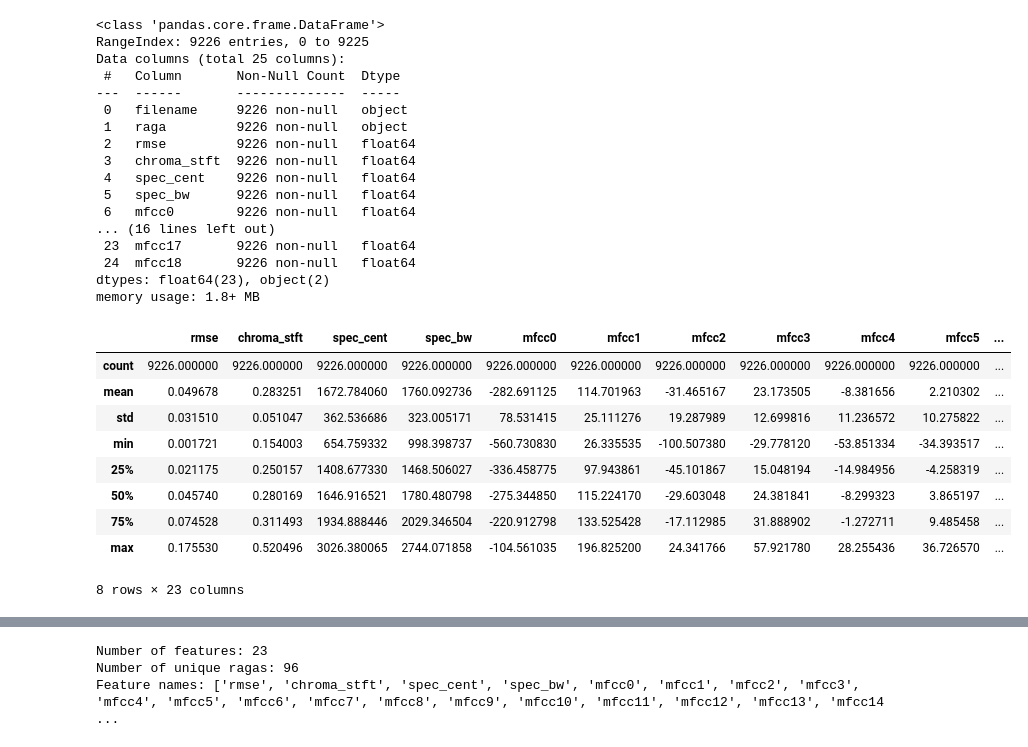
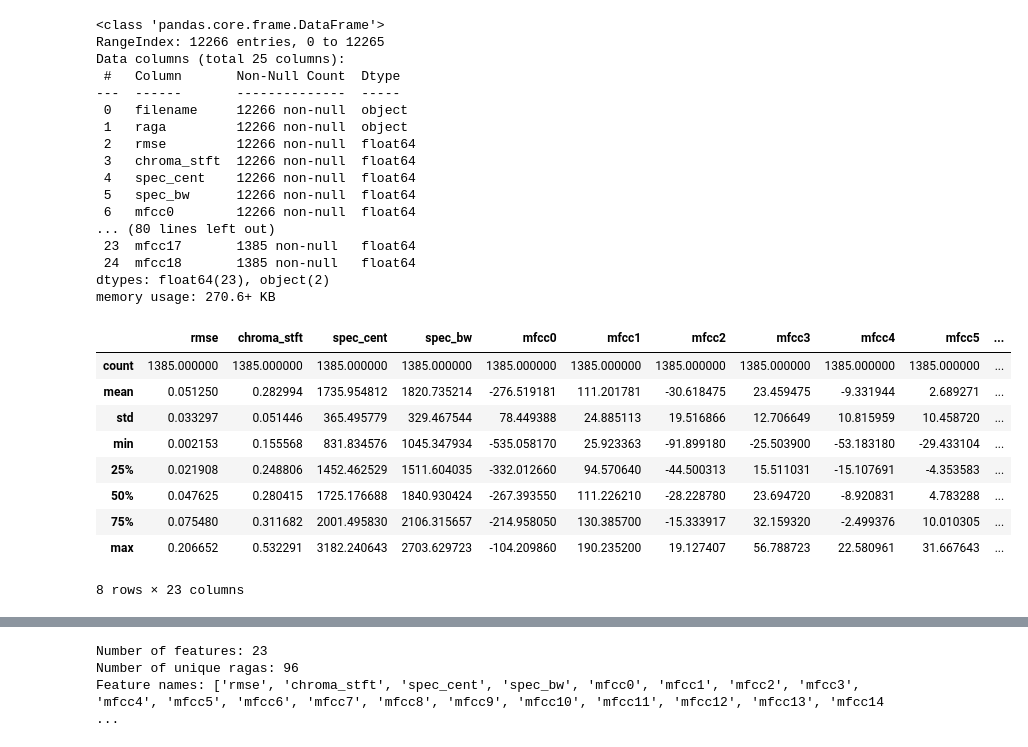
Before and after one commit to vvk-mhn/ML_Carnatic, a Jupyter notebook: ML_Project.ipynb, the cells around one changed output, grey strips where cells are left out. Cells and saved outputs as stored; diff of their text form; code cells hidden in the pictures.

```diff
--- a/ML_Project.ipynb
+++ b/ML_Project.ipynb
@@ -28,42 +8,54 @@ import seaborn as sns
 import sklearn as skl
 %matplotlib inline
 # %%
-df = pd.read_csv("saraga_chunked_normalized_features_2.csv")
-df.head(5)
+df_train = pd.read_csv("train_features_chunk_split_aug.csv")
+df_test = pd.read_csv("test_features_chunk_split.csv")
+df_val = pd.read_csv("validation_features_chunk_split.csv")
+df_train.head(5)
 import warnings
 warnings.filterwarnings('ignore')
 # %%
-df.info()
+df_train.info()
+df_test.info()
+df_val.info()
 # %% [output]
 <class 'pandas.core.frame.DataFrame'>
-RangeIndex: 9226 entries, 0 to 9225
+RangeIndex: 12266 entries, 0 to 12265
 Data columns (total 25 columns):
  #   Column       Non-Null Count  Dtype
 ---  ------       --------------  -----
- 0   filename     9226 non-null   object
- 1   raga         9226 non-null   object
- 2   rmse         9226 non-null   float64
- 3   chroma_stft  9226 non-null   float64
- 4   spec_cent    9226 non-null   float64
- 5   spec_bw      9226 non-null   float64
- 6   mfcc0        9226 non-null   float64
-... (16 lines left out)
- 23  mfcc17       9226 non-null   float64
- 24  mfcc18       9226 non-null   float64
+ 0   filename     12266 non-null  object
+ 1   raga         12266 non-null  object
+ 2   rmse         12266 non-null  float64
+ 3   chroma_stft  12266 non-null  float64
+ 4   spec_cent    12266 non-null  float64
+ 5   spec_bw      12266 non-null  float64
+ 6   mfcc0        12266 non-null  float64
+... (80 lines left out)
+ 23  mfcc17       1385 non-null   float64
+ 24  mfcc18       1385 non-null   float64
 dtypes: float64(23), object(2)
-memory usage: 1.8+ MB
+memory usage: 270.6+ KB
 # %%
-df.describe()
+df_train.describe()
+df_test.describe()
+df_val.describe()
+# import numpy as np
+# import pandas as pd
+# import matplotlib.pyplot as plt
+# import seaborn as sns
+# import sklearn as skl
+# %matplotlib inline
 # %% [output]
 |  | rmse | chroma_stft | spec_cent | spec_bw | mfcc0 | mfcc1 | mfcc2 | mfcc3 | mfcc4 | mfcc5 | ... |
-| count | 9226.000000 | 9226.000000 | 9226.000000 | 9226.000000 | 9226.000000 | 9226.000000 | 9226.000000 | 9226.000000 | 9226.000000 | 9226.000000 | ... |
-| mean | 0.049678 | 0.283251 | 1672.784060 | 1760.092736 | -282.691125 | 114.701963 | -31.465167 | 23.173505 | -8.381656 | 2.210302 | ... |
-| std | 0.031510 | 0.051047 | 362.536686 | 323.005171 | 78.531415 | 25.111276 | 19.287989 | 12.699816 | 11.236572 | 10.275822 | ... |
-| min | 0.001721 | 0.154003 | 654.759332 | 998.398737 | -560.730830 | 26.335535 | -100.507380 | -29.778120 | -53.851334 | -34.393517 | ... |
-| 25% | 0.021175 | 0.250157 | 1408.677330 | 1468.506027 | -336.458775 | 97.943861 | -45.101867 | 15.048194 | -14.984956 | -4.258319 | ... |
-| 50% | 0.045740 | 0.280169 | 1646.916521 | 1780.480798 | -275.344850 | 115.224170 | -29.603048 | 24.381841 | -8.299323 | 3.865197 | ... |
-| 75% | 0.074528 | 0.311493 | 1934.888446 | 2029.346504 | -220.912798 | 133.525428 | -17.112985 | 31.888902 | -1.272711 | 9.485458 | ... |
-| max | 0.175530 | 0.520496 | 3026.380065 | 2744.071858 | -104.561035 | 196.825200 | 24.341766 | 57.921780 | 28.255436 | 36.726570 | ... |
+| count | 1385.000000 | 1385.000000 | 1385.000000 | 1385.000000 | 1385.000000 | 1385.000000 | 1385.000000 | 1385.000000 | 1385.000000 | 1385.000000 | ... |
+| mean | 0.051250 | 0.282994 | 1735.954812 | 1820.735214 | -276.519181 | 111.201781 | -30.618475 | 23.459475 | -9.331944 | 2.689271 | ... |
+| std | 0.033297 | 0.051446 | 365.495779 | 329.467544 | 78.449388 | 24.885113 | 19.516866 | 12.706649 | 10.815959 | 10.458720 | ... |
+| min | 0.002153 | 0.155568 | 831.834576 | 1045.347934 | -535.058170 | 25.923363 | -91.899180 | -25.503900 | -53.183180 | -29.433104 | ... |
+| 25% | 0.021908 | 0.248806 | 1452.462529 | 1511.604035 | -332.012660 | 94.570640 | -44.500313 | 15.511031 | -15.107691 | -4.353583 | ... |
+| 50% | 0.047625 | 0.280415 | 1725.176688 | 1840.930424 | -267.393550 | 111.226210 | -28.228780 | 23.694720 | -8.920831 | 4.783288 | ... |
+| 75% | 0.075480 | 0.311682 | 2001.495830 | 2106.315657 | -214.958050 | 130.385700 | -15.333917 | 32.159320 | -2.499376 | 10.010305 | ... |
+| max | 0.206652 | 0.532291 | 3182.240643 | 2703.629723 | -104.209860 | 190.235200 | 19.127407 | 56.788723 | 22.580961 | 31.667643 | ... |
 8 rows × 23 columns
 # %%
 import pandas as pd
```
Also changed, not shown: parts of 18 cells of this notebook.
